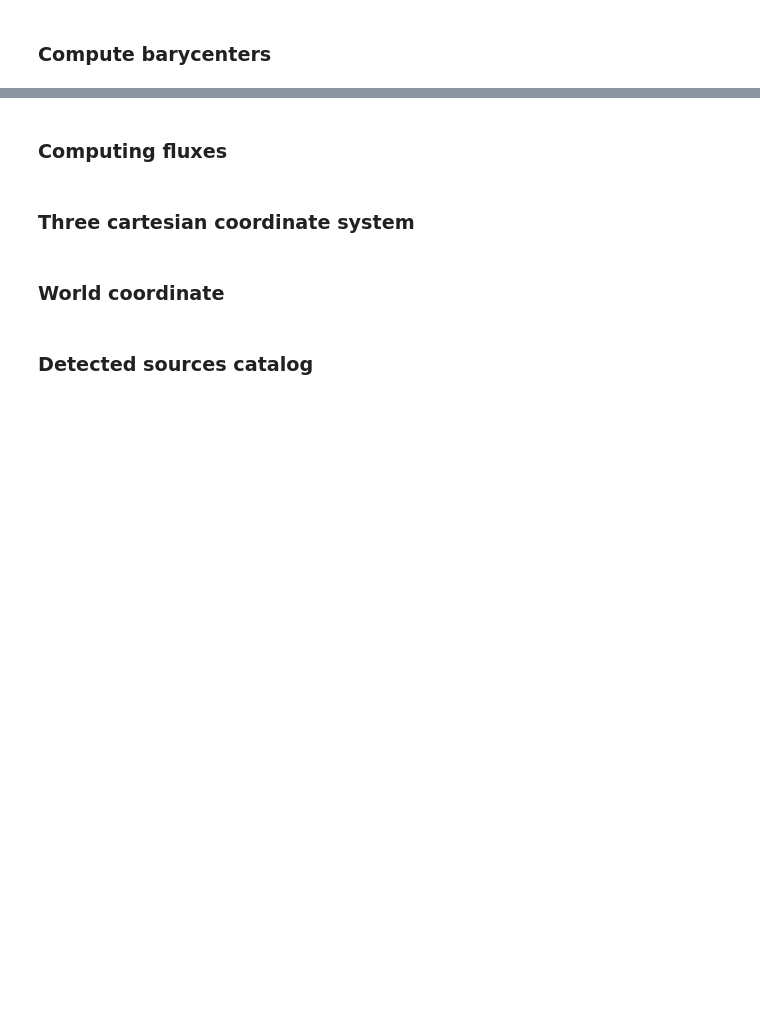
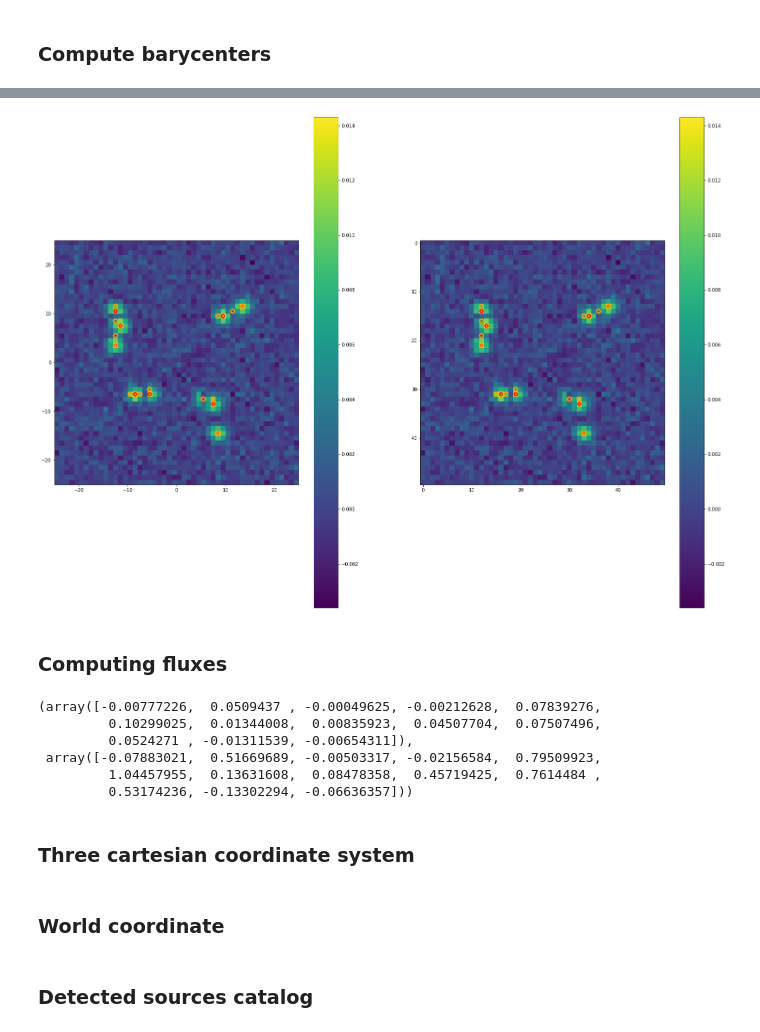
Before and after one commit to ali7amie/Tianlai, a Jupyter notebook: source_finder.ipynb, the cells around one changed output, grey strips where cells are left out. Saved outputs shown, nothing was run; the diff lists cells and outputs as text; code cells hidden in the pictures; blank space fills up the shorter version.

```diff
--- a/source_finder.ipynb
+++ b/source_finder.ipynb
@@ -336,0 +607,13 @@ barycenter_list=np.transpose((np.round(y_barycenter_list,1).astype(int),np.round
+# %%
+
+horizontal_barycenter_list=[]
+vertical_barycenter_list=[]
+for i in range(0,len(all_agglomerations_index)):
+    deno = np.sum(table['Amplitude [K]'][all_agglomerations_index[i]])
+    horizontal_barycenter = np.sum( table['horizontal coor'][all_agglomerations_index[i]] * table['Amplitude [K]'][all_agglomerations_index[i]] ) / deno
+    vertical_barycenter = np.sum( table['vertical coor'][all_agglomerations_index[i]] * table['Amplitude [K]'][all_agglomerations_index[i]] ) / deno
+    horizontal_barycenter_list.append(horizontal_barycenter)
+    vertical_barycenter_list.append(vertical_barycenter)
+
+barycenter_list=np.transpose((np.round(vertical_barycenter_list,1).astype(int),np.round(horizontal_barycenter_list,1).astype(int) ))
+barycenter_list
@@ -337,8 +634,35 @@ barycenter_list=np.transpose((np.round(y_barycenter_list,1).astype(int),np.round
+# %%
+bar_center=convert_map_index.convert_upper_to_center([barycenter_list[:,0],barycenter_list[:,1]],np.shape(rectmap)[0],len(barycenter_list[0]))[4]
+
+barycenter_center=CircularAperture(bar_center, r=0.4)
+barycenter_upper=CircularAperture(np.transpose((barycenter_list[:,1],barycenter_list[:,0])), r=0.4)
+
+
+
+plt.figure(figsize=[25.6, 19.2])
+
+plt.subplot(121)
+plt.imshow(rectmap,extent=(-np.shape(rectmap)[0]/2, np.shape(rectmap)[0]/2, -np.shape(rectmap)[0]/2, np.shape(rectmap)[0]/2))
+plt.colorbar()
+simulated_src_center.plot(color='red', lw=3, alpha=0.9)
+barycenter_center.plot(color='orange', lw=3, alpha=0.9)
+
+
+plt.subplot(122)
+plt.imshow(rectmap)
+plt.colorbar()
+simulated_src_upper.plot(color='red', lw=3, alpha=0.9)
+barycenter_upper.plot(color='orange', lw=3, alpha=0.9)
+
+
+plt.show(block=False)
+# %% [output]
+[figure, added]
 # %% [markdown]
 ### Computing fluxes
 # %%
 flux_integration_kernel=np.ones((detection_kernels_size[2],detection_kernels_size[2]))
-flux_map=nd.convolve(rectmap,flux_integration_kernel)-(detection_kernels_size[2]**2)*peripheric_median_map  # what to do with negative median - use farer and thiner ring
+flux_map=nd.convolve(rectmap,flux_integration_kernel)-(detection_kernels_size[2]**2)*conv_maps[3]  # what to do with negative median - use farer and thiner ring
 #coor=np.transpose((barycenter_list[0],barycenter_list[1]))
 coor=( barycenter_list[:,1] , barycenter_list[:,0] )
 flux_list_k=flux_map[coor]
@@ -346,6 +670,14 @@ flux_list_jansky=k2jansky.k2jansky('freq',1300*10**6,16.5,1,flux_list_k)
 
 
 flux_list=(flux_list_k,flux_list_jansky)
+flux_list
+# %% [output]
+(array([-0.00777226,  0.0509437 , -0.00049625, -0.00212628,  0.07839276,
+         0.10299025,  0.01344008,  0.00835923,  0.04507704,  0.07507496,
+         0.0524271 , -0.01311539, -0.00654311]),
+ array([-0.07883021,  0.51669689, -0.00503317, -0.02156584,  0.79509923,
+         1.04457955,  0.13631608,  0.08478358,  0.45719425,  0.7614484 ,
+         0.53174236, -0.13302294, -0.06636357]))
 # %% [markdown]
 ### Three cartesian coordinate system
 # %%
```
Also changed, not shown: parts of 39 cells of this notebook.
